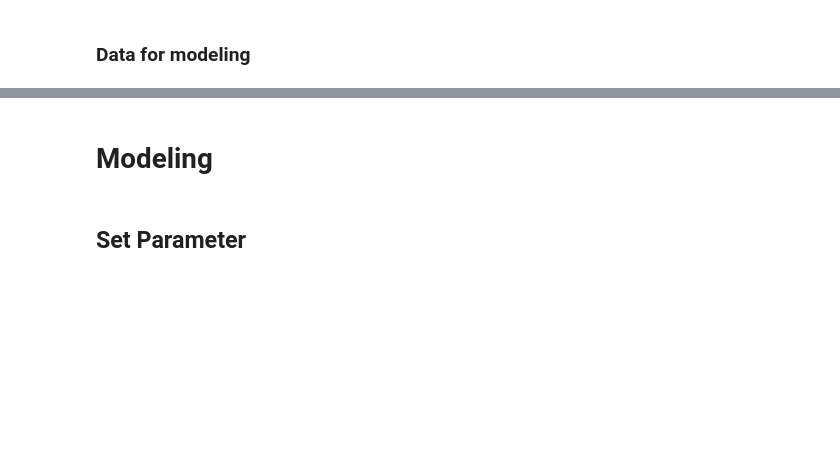
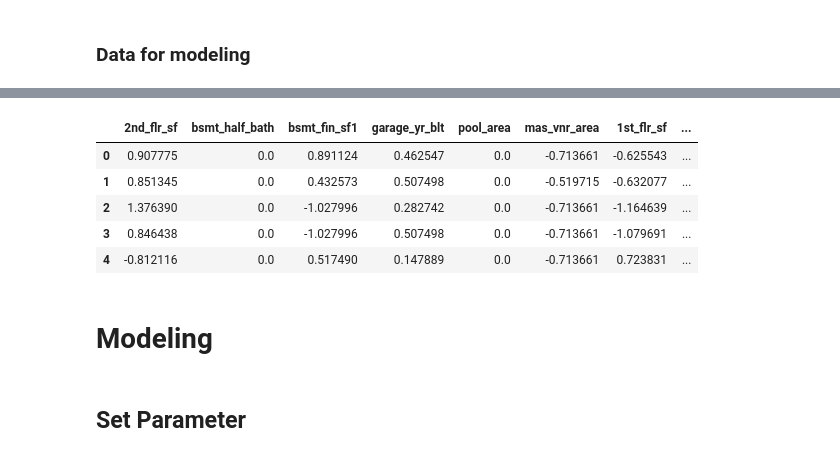
Before and after one commit to Pra5etya/testing_ml, a Jupyter notebook: script/pipe_ml_regression.ipynb, the cells around one changed output, grey strips where cells are left out. Cells and saved outputs as stored; diff of their text form; code cells hidden in the pictures; blank space fills up the shorter version.

```diff
--- a/script/pipe_ml_regression.ipynb
+++ b/script/pipe_ml_regression.ipynb
@@ -667,3 +759,12 @@ else:
+# %%
+X_test.head()
+# %% [output]
+|  | 2nd_flr_sf | bsmt_half_bath | bsmt_fin_sf1 | garage_yr_blt | pool_area | mas_vnr_area | 1st_flr_sf | ... |
+| 0 | 0.907775 | 0.0 | 0.891124 | 0.462547 | 0.0 | -0.713661 | -0.625543 | ... |
+| 1 | 0.851345 | 0.0 | 0.432573 | 0.507498 | 0.0 | -0.519715 | -0.632077 | ... |
+| 2 | 1.376390 | 0.0 | -1.027996 | 0.282742 | 0.0 | -0.713661 | -1.164639 | ... |
+| 3 | 0.846438 | 0.0 | -1.027996 | 0.507498 | 0.0 | -0.713661 | -1.079691 | ... |
+| 4 | -0.812116 | 0.0 | 0.517490 | 0.147889 | 0.0 | -0.713661 | 0.723831 | ... |
 # %% [markdown]
 # Modeling
 # %% [markdown]
```
Also changed, not shown: parts of 29 cells of this notebook, 2 other files.
